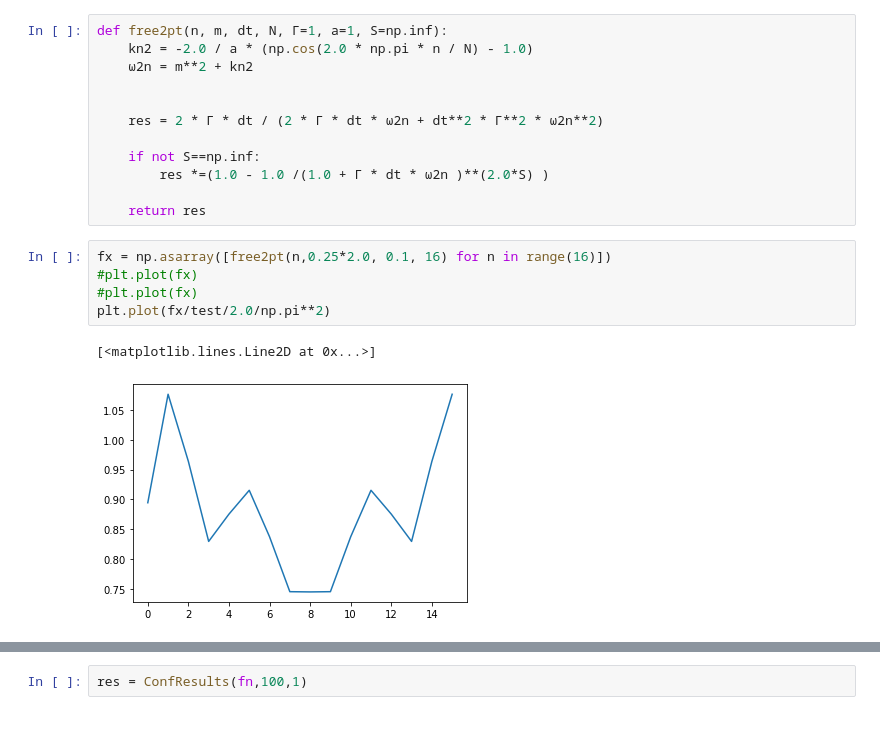
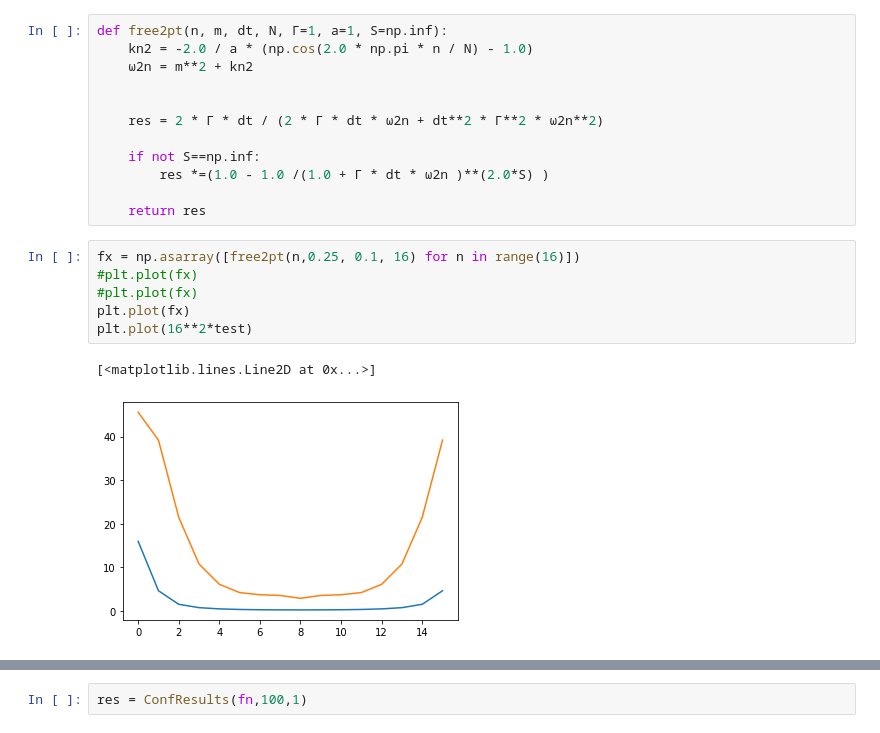
Before and after one commit to jannisgebbo/langevinA, a Jupyter notebook: ModelA-Beuler/freeCase.ipynb, the cells around one changed output, grey strips where cells are left out. Saved outputs shown, nothing was run; the diff lists cells and outputs as text.

```diff
--- a/ModelA-Beuler/freeCase.ipynb
+++ b/ModelA-Beuler/freeCase.ipynb
@@ -72,13 +72,14 @@ def free2pt(n, m, dt, N, Γ=1, a=1, S=np.inf):
 
     return res
 # %%
-fx = np.asarray([free2pt(n,0.25*2.0, 0.1, 16) for n in range(16)])
+fx = np.asarray([free2pt(n,0.25, 0.1, 16) for n in range(16)])
 #plt.plot(fx)
 #plt.plot(fx)
-plt.plot(fx/test/2.0/np.pi**2)
+plt.plot(fx)
+plt.plot(16**2*test)
 # %% [output]
 [<matplotlib.lines.Line2D at 0x...>]
-[figure, old version]
+[figure, new version]
 # %%
 fn = "./freeCase/N16Free.h5"
 r = h5py.File(fn,'r')
```
Also changed, not shown: parts of 2 cells of this notebook, 3 other files.
